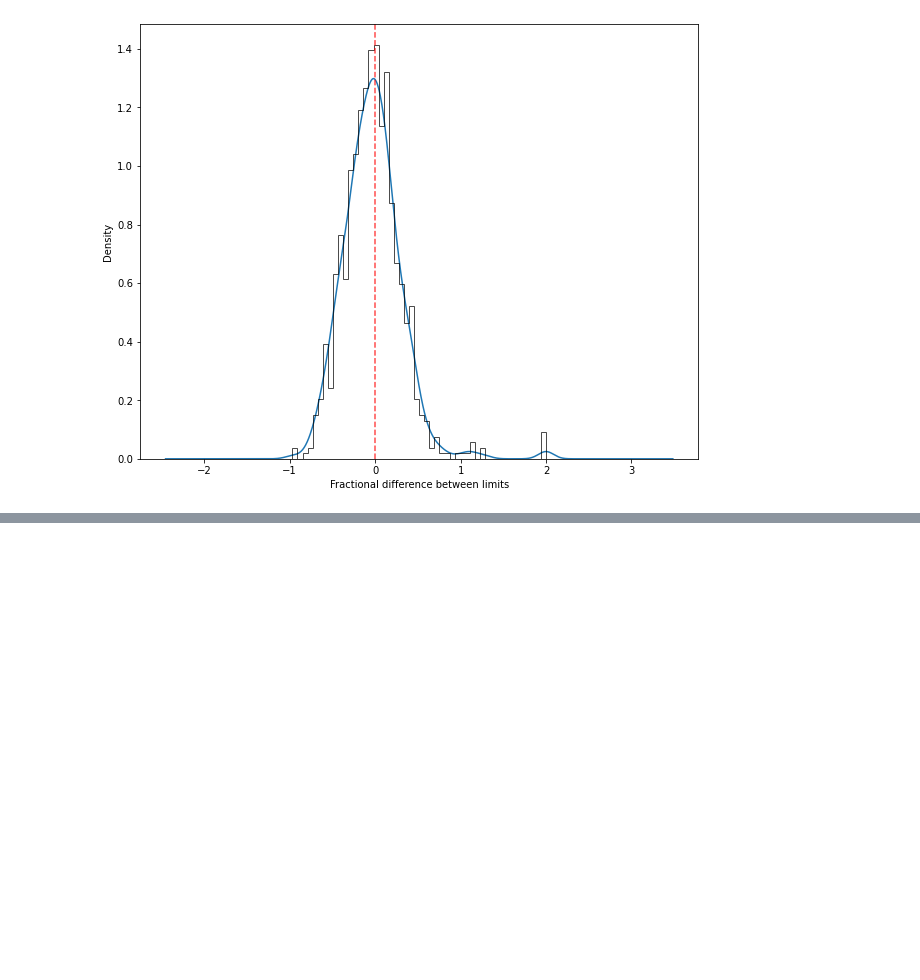
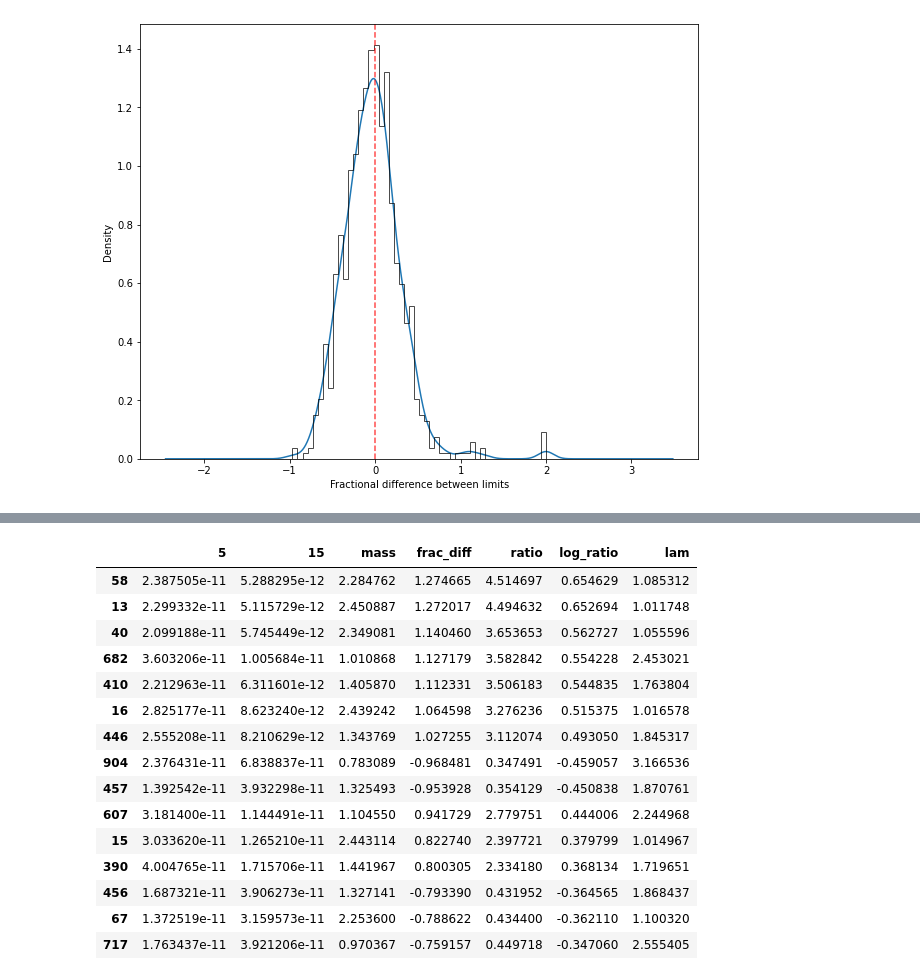
Before and after one commit to rjanish/JWST-DMdecay, a Jupyter notebook: compare_continuum.ipynb, the cells around one changed output, grey strips where cells are left out. Saved outputs shown, nothing was run; the diff lists cells and outputs as text; code cells hidden in the pictures; blank space fills up the shorter version.

```diff
--- a/compare_continuum.ipynb
+++ b/compare_continuum.ipynb
@@ -165,0 +138,19 @@ limits_dict
+# %%
+limits_df[select_O1].sort_values("log_ratio", key=np.abs, ascending=False).head(15)
+# %% [output]
+|  | 5 | 15 | mass | frac_diff | ratio | log_ratio | lam |
+| 58 | 2.387505e-11 | 5.288295e-12 | 2.284762 | 1.274665 | 4.514697 | 0.654629 | 1.085312 |
+| 13 | 2.299332e-11 | 5.115729e-12 | 2.450887 | 1.272017 | 4.494632 | 0.652694 | 1.011748 |
+| 40 | 2.099188e-11 | 5.745449e-12 | 2.349081 | 1.140460 | 3.653653 | 0.562727 | 1.055596 |
+| 682 | 3.603206e-11 | 1.005684e-11 | 1.010868 | 1.127179 | 3.582842 | 0.554228 | 2.453021 |
+| 410 | 2.212963e-11 | 6.311601e-12 | 1.405870 | 1.112331 | 3.506183 | 0.544835 | 1.763804 |
+| 16 | 2.825177e-11 | 8.623240e-12 | 2.439242 | 1.064598 | 3.276236 | 0.515375 | 1.016578 |
+| 446 | 2.555208e-11 | 8.210629e-12 | 1.343769 | 1.027255 | 3.112074 | 0.493050 | 1.845317 |
+| 904 | 2.376431e-11 | 6.838837e-11 | 0.783089 | -0.968481 | 0.347491 | -0.459057 | 3.166536 |
+| 457 | 1.392542e-11 | 3.932298e-11 | 1.325493 | -0.953928 | 0.354129 | -0.450838 | 1.870761 |
+| 607 | 3.181400e-11 | 1.144491e-11 | 1.104550 | 0.941729 | 2.779751 | 0.444006 | 2.244968 |
+| 15 | 3.033620e-11 | 1.265210e-11 | 2.443114 | 0.822740 | 2.397721 | 0.379799 | 1.014967 |
+| 390 | 4.004765e-11 | 1.715706e-11 | 1.441967 | 0.800305 | 2.334180 | 0.368134 | 1.719651 |
+| 456 | 1.687321e-11 | 3.906273e-11 | 1.327141 | -0.793390 | 0.431952 | -0.364565 | 1.868437 |
+| 67 | 1.372519e-11 | 3.159573e-11 | 2.253600 | -0.788622 | 0.434400 | -0.362110 | 1.100320 |
+| 717 | 1.763437e-11 | 3.921206e-11 | 0.970367 | -0.759157 | 0.449718 | -0.347060 | 2.555405 |
```
Also changed, not shown: parts of 9 cells of this notebook, 1 other file.
